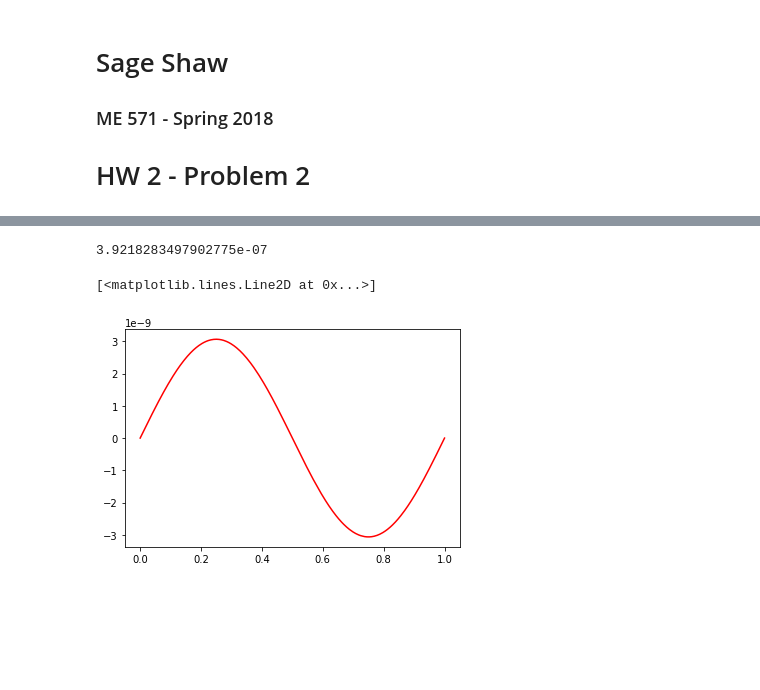
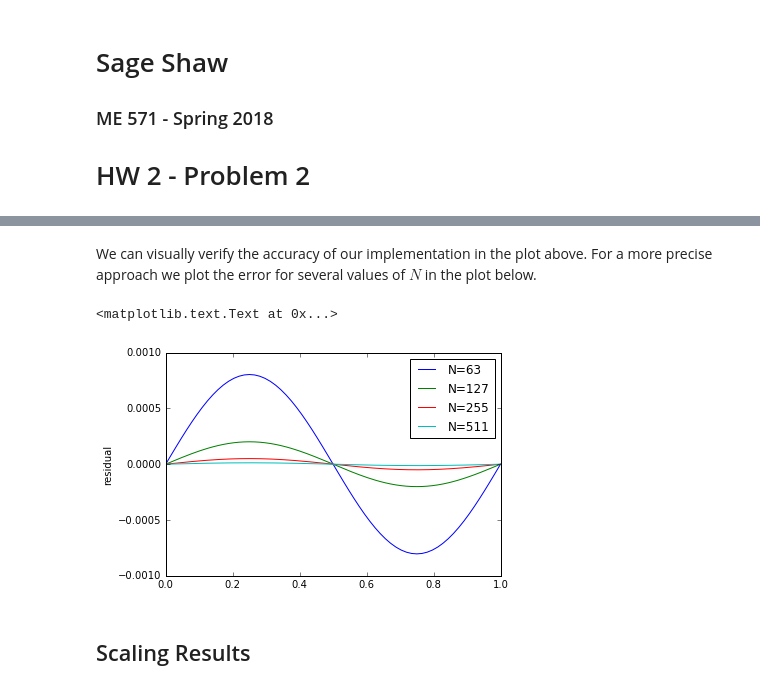
Before and after one commit to shawsa/me571, a Jupyter notebook: hw2/hw2p2.ipynb, the cells around one changed output, grey strips where cells are left out. Saved outputs shown, nothing was run; the diff lists cells and outputs as text; code cells hidden in the pictures; blank space fills up the shorter version.

```diff
--- a/hw2/hw2p2.ipynb
+++ b/hw2/hw2p2.ipynb
@@ -14,2 +18,8 @@ mpirun -n 4 ./p3b -p 15 > results.csv
 head results.csv
+# %%
+def generate_solution(procs, power):
+    file = open("results.csv", "w")
+    subprocess.run( ['mpirun','-n', str(procs), './p3b','-p',str(power)],stdout=file)
+    file.close()
+    return np.genfromtxt('results.csv', delimiter=',')
 # %%
@@ -25,7 +40,16 @@ plt.plot(x,np.sin(2*np.pi*x),'b-')
-# %%
-print(np.linalg.norm(r))
-plt.plot(x,r,'r-')
-# %% [output]
-3.9218283497902775e-07
-[<matplotlib.lines.Line2D at 0x...>]
-[figure, removed]
+# %% [markdown]
+We can visually verify the accuracy of our implementation in the plot above. For a more precise approach we plot the error for several values of $N$ in the plot below.
+# %%
+for i in range(6,10):
+    N = 2**i-1
+    A = generate_solution(1, i)
+    x = A[:,0]
+    u = A[:,1]
+    plt.plot(x,u-np.sin(2*np.pi*x), label='N='+str(N))
+plt.legend()
+plt.ylabel('residual')
+# %% [output]
+<matplotlib.text.Text at 0x...>
+[figure, added]
+# %% [markdown]
+## Scaling Results
```
Also changed, not shown: parts of 6 cells of this notebook, 2 other files.
